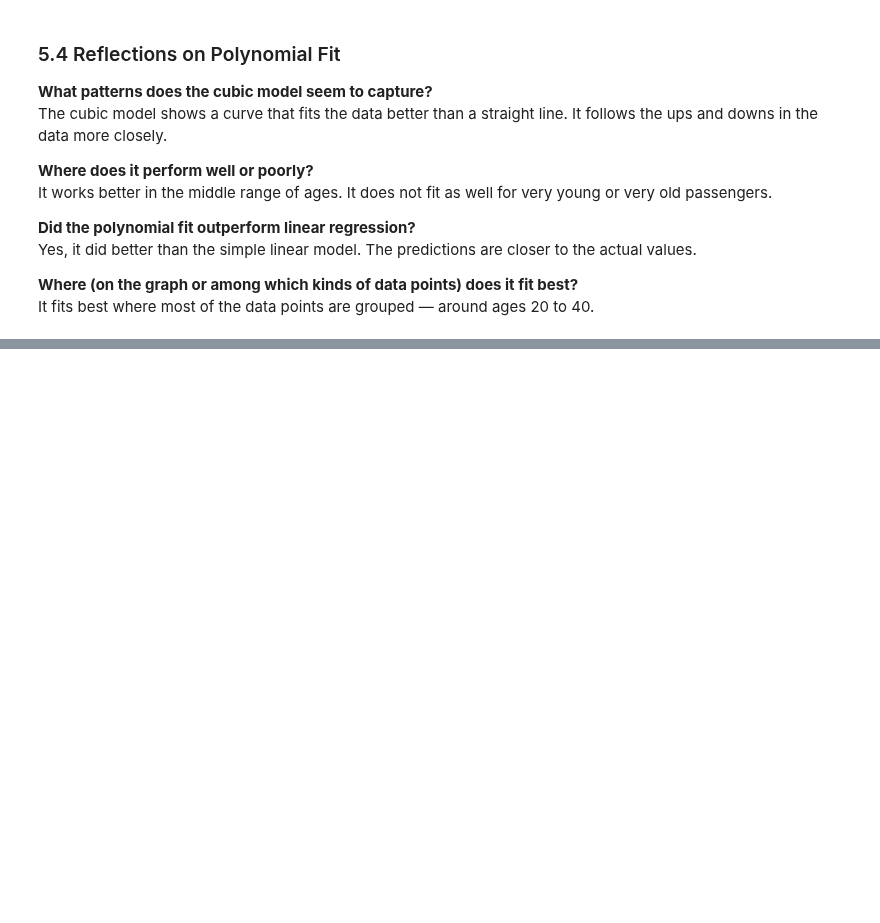
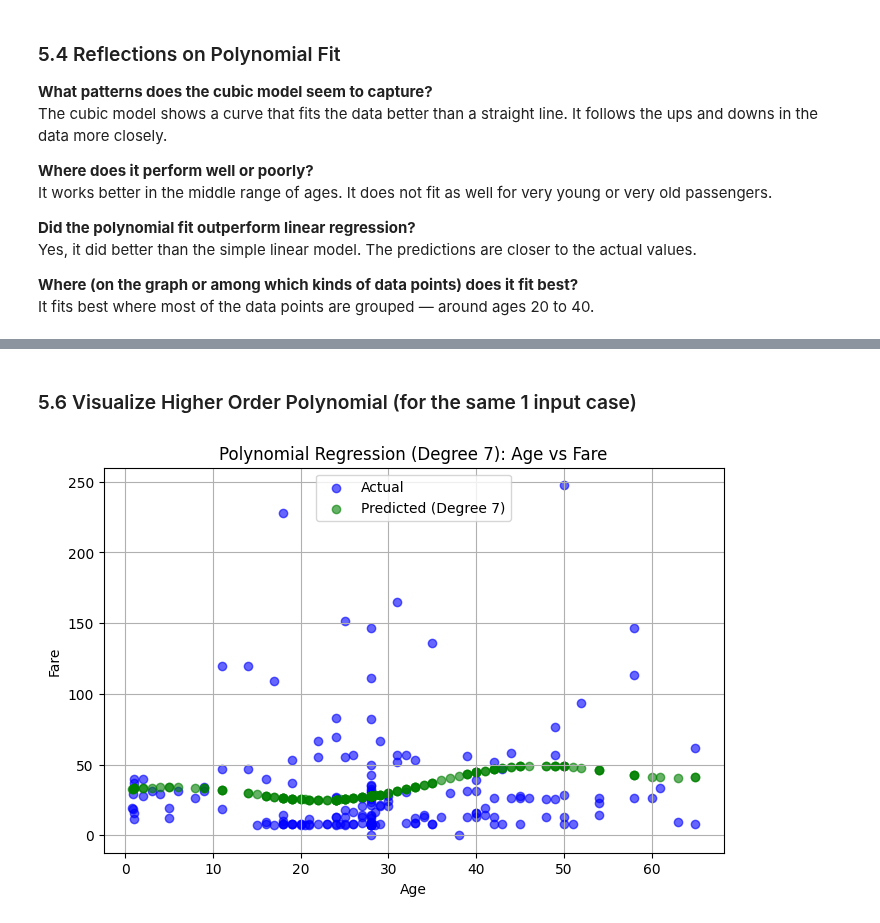
Before and after one commit to drodmay1/applied-ml-davidrm, a Jupyter notebook: lab04/ml04_davidrm.ipynb, the cells around one changed output, grey strips where cells are left out. Drawn from its saved outputs; the diff is of its cells as text; code cells hidden in the pictures; blank space fills up the shorter version.

Commit message:
Add Section 5.6: Higher-order polynomial regression (degree 7) with reflection

```diff
--- a/lab04/ml04_davidrm.ipynb
+++ b/lab04/ml04_davidrm.ipynb
@@ -362,0 +403,27 @@ It fits best where most of the data points are grouped — around ages 20 to 40.
+# %% [markdown]
+### 5.6 Visualize Higher Order Polynomial (for the same 1 input case)
+# %%
+# Try a higher-degree polynomial (e.g., degree 7)
+poly_high = PolynomialFeatures(degree=7)
+X1_train_poly_high = poly_high.fit_transform(X1_train)
+X1_test_poly_high = poly_high.transform(X1_test)
+
+# Train the higher-degree model
+poly_high_model = LinearRegression()
+poly_high_model.fit(X1_train_poly_high, y1_train)
+
+# Predict
+y_pred_poly_high = poly_high_model.predict(X1_test_poly_high)
+
+# Plot
+plt.figure(figsize=(8, 5))
+plt.scatter(X1_test, y1_test, color='blue', alpha=0.6, label='Actual')
+plt.scatter(X1_test, y_pred_poly_high, color='green', alpha=0.6, label='Predicted (Degree 7)')
+plt.title("Polynomial Regression (Degree 7): Age vs Fare")
+plt.xlabel("Age")
+plt.ylabel("Fare")
+plt.legend()
+plt.grid(True)
+plt.show()
+# %% [output]
+[figure, added]
```
Also changed, not shown: parts of 4 cells of this notebook.
